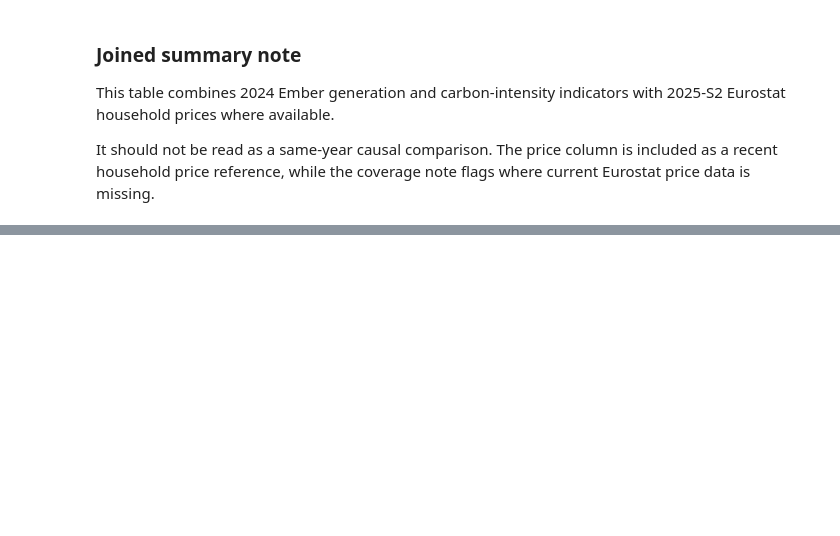
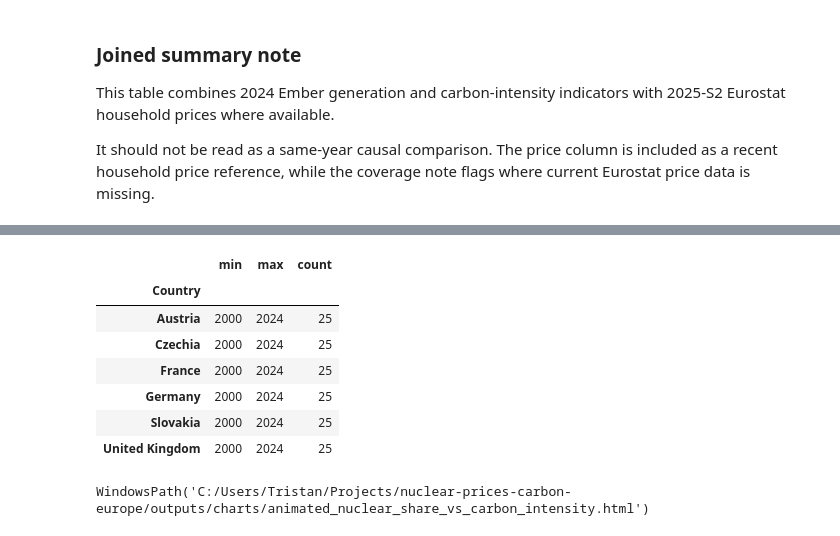
Before and after one commit to goodchoyce/nuclear-prices-carbon-europe, a Jupyter notebook: notebooks/01_dataset_review.ipynb, the cells around one changed output, grey strips where cells are left out. Saved outputs shown, nothing was run; the diff lists cells and outputs as text; code cells hidden in the pictures; blank space fills up the shorter version.

```diff
--- a/notebooks/01_dataset_review.ipynb
+++ b/notebooks/01_dataset_review.ipynb
@@ -725,0 +798,11 @@ It should not be read as a same-year causal comparison. The price column is incl
+# %%
+bubble_data.groupby("Country")["Year"].agg(["min", "max", "count"])
+# %% [output]
+|  | min | max | count |
+| Country |  |  |  |
+| Austria | 2000 | 2024 | 25 |
+| Czechia | 2000 | 2024 | 25 |
+| France | 2000 | 2024 | 25 |
+| Germany | 2000 | 2024 | 25 |
+| Slovakia | 2000 | 2024 | 25 |
+| United Kingdom | 2000 | 2024 | 25 |
@@ -725,0 +833,9 @@ It should not be read as a same-year causal comparison. The price column is incl
+# %%
+outputs_dir = project_root / "outputs" / "charts"
+outputs_dir.mkdir(parents=True, exist_ok=True)
+
+fig.write_html(outputs_dir / "animated_nuclear_share_vs_carbon_intensity.html")
+
+outputs_dir / "animated_nuclear_share_vs_carbon_intensity.html"
+# %% [output]
+WindowsPath('C:/Users/Tristan/Projects/nuclear-prices-carbon-europe/outputs/charts/animated_nuclear_share_vs_carbon_intensity.html')
```
Also changed, not shown: parts of 8 cells of this notebook, 2 other files.
